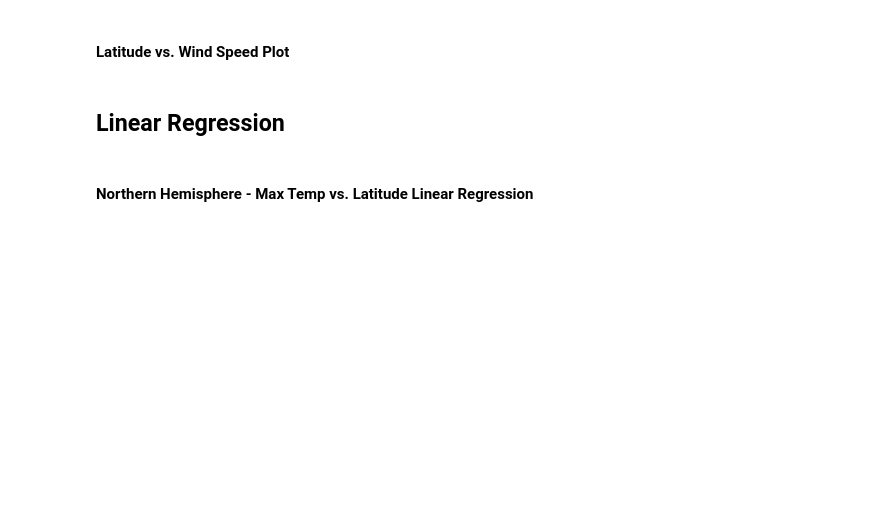
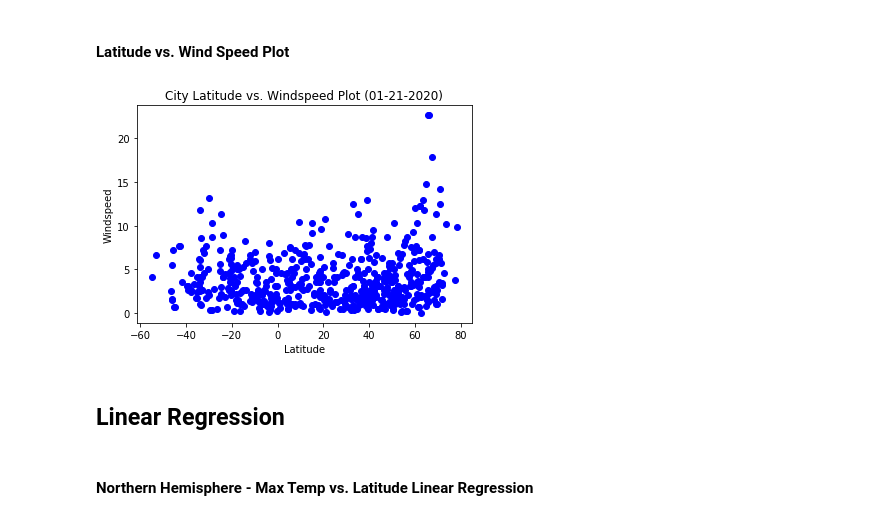
Before and after one commit to kirpatrick/python-api-challenge, a Jupyter notebook: WeatherPy/WeatherPy.ipynb, the cells around one changed output. Saved outputs shown, nothing was run; the diff lists cells and outputs as text; code cells hidden in the pictures; blank space fills up the shorter version.

```diff
--- a/WeatherPy/WeatherPy.ipynb
+++ b/WeatherPy/WeatherPy.ipynb
@@ -194,5 +236,26 @@ plt.show()
 # %% [markdown]
 #### Latitude vs. Wind Speed Plot
+# %%
+# Isolate data points to plot
+lattitude = city_weather_data['lat']
+windspeed = city_weather_data['windspeed']
+
+# Plot the lattitude vs tempretature (c) scatter plot
+lattitude_vs_windspeed_scatter = plt.scatter(lattitude, windspeed, marker="o", color="blue")
+
+# Use timestamp for first city returned in dataset
+date_time = datetime.utcfromtimestamp(1579578485).strftime('%m-%d-%Y')
+
+# Print chart title, x-axis label, and y-axis label
+plt.title(f"City Latitude vs. Windspeed Plot ({date_time})")
+plt.xlabel("Latitude")
+plt.ylabel("Windspeed")
+
+# Save the plot and display it
+plt.savefig("../output_data/lattitude_vs_windspeed_scatter.png")
+plt.show()
+# %% [output]
+[figure, added]
 # %% [markdown]
 ## Linear Regression
 # %%
```
Also changed, not shown: parts of 4 cells of this notebook, 4 other files.
